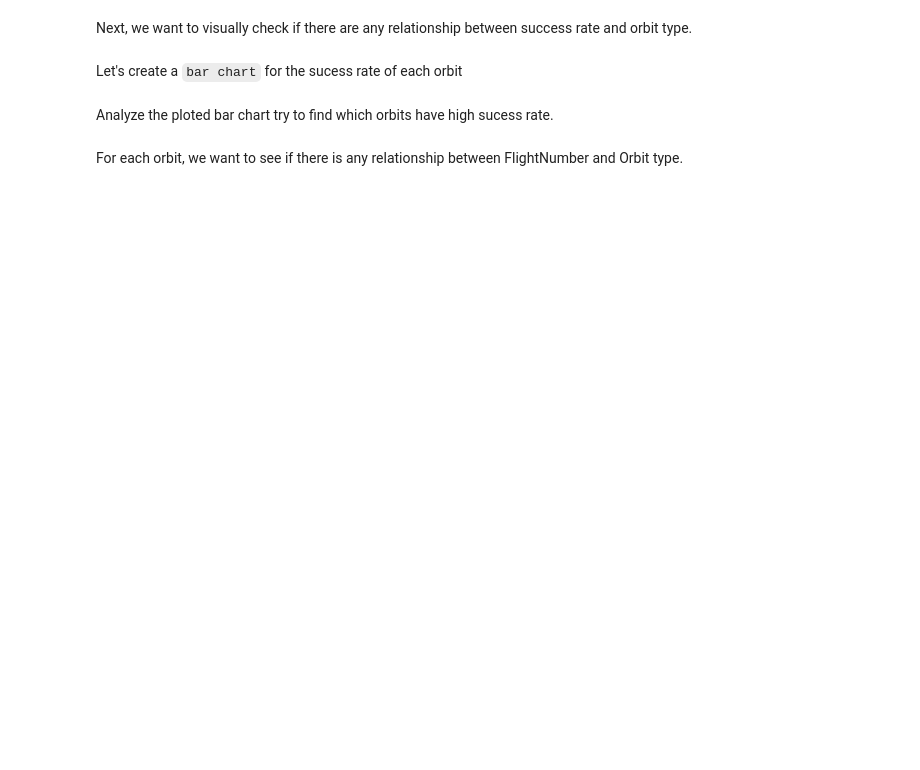
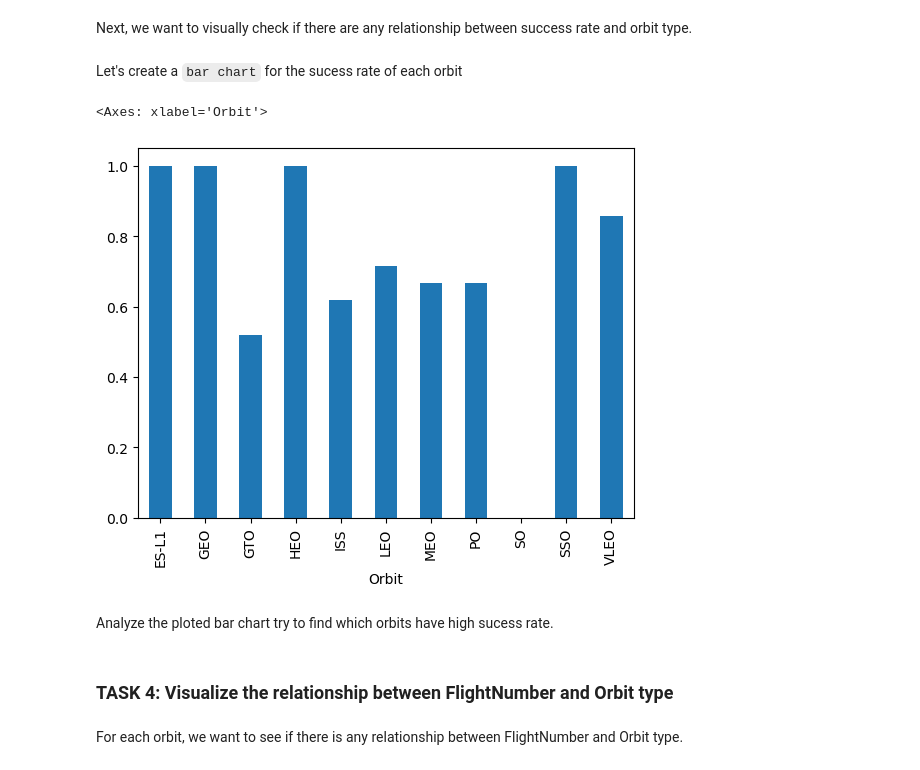
Before and after one commit to rsvinekar/Capstone-IBMDS, a Jupyter notebook: 05 Exploratory Analysis.ipynb, the cells around one changed output. Saved outputs shown, nothing was run; the diff lists cells and outputs as text; code cells hidden in the pictures; blank space fills up the shorter version.

```diff
--- a/05 Exploratory Analysis.ipynb
+++ b/05 Exploratory Analysis.ipynb
@@ -108,5 +120,9 @@ Next, we want to visually check if there are any relationship between success ra
 Let's create a `bar chart` for the sucess rate of each orbit
 # %%
 # HINT use groupby method on Orbit column and get the mean of Class column
+df.groupby('Orbit')['Class'].mean().plot(kind='bar')
+# %% [output]
+<Axes: xlabel='Orbit'>
+[figure, added]
 # %% [markdown]
 Analyze the ploted bar chart try to find which orbits have high sucess rate.
@@ -115,3 +129,5 @@ Analyze the ploted bar chart try to find which orbits have high sucess rate.
+# %% [markdown]
+### TASK  4: Visualize the relationship between FlightNumber and Orbit type
 # %% [markdown]
 For each orbit, we want to see if there is any relationship between FlightNumber and Orbit type.
 # %%
```
Also changed, not shown: parts of 26 cells of this notebook, 5 other files.
